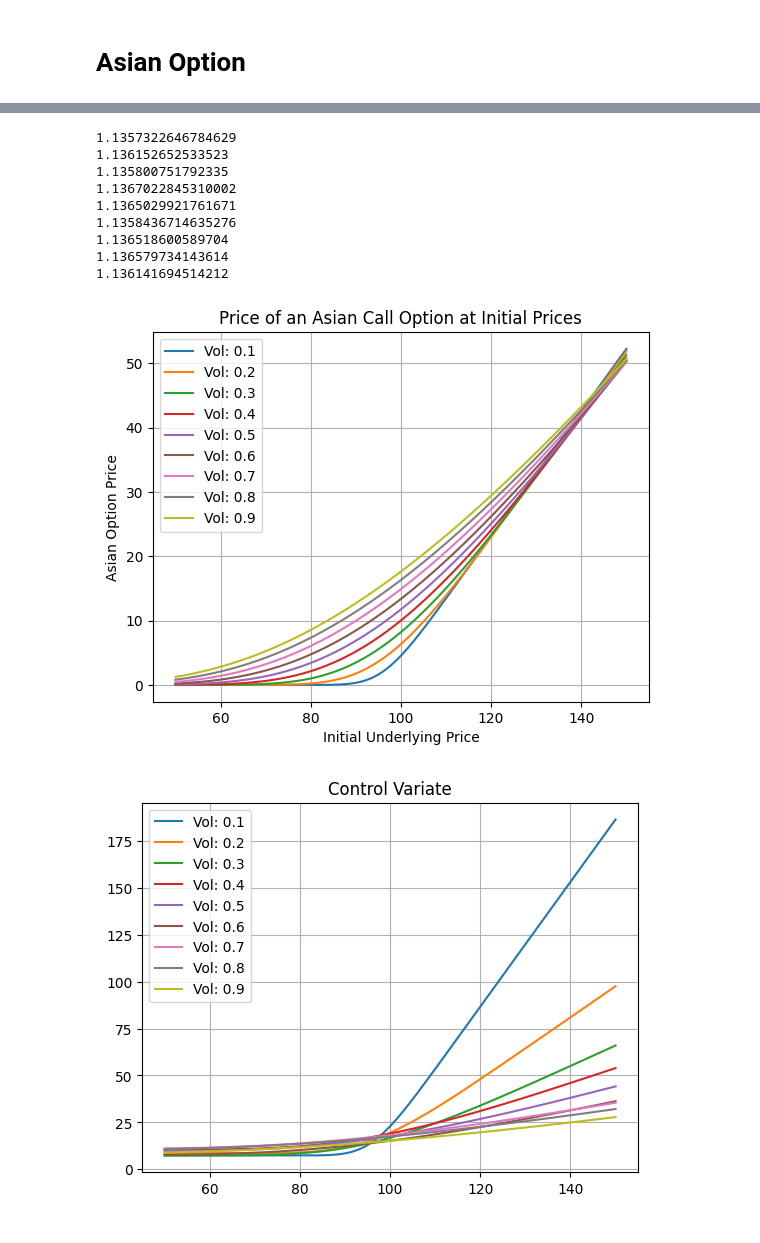
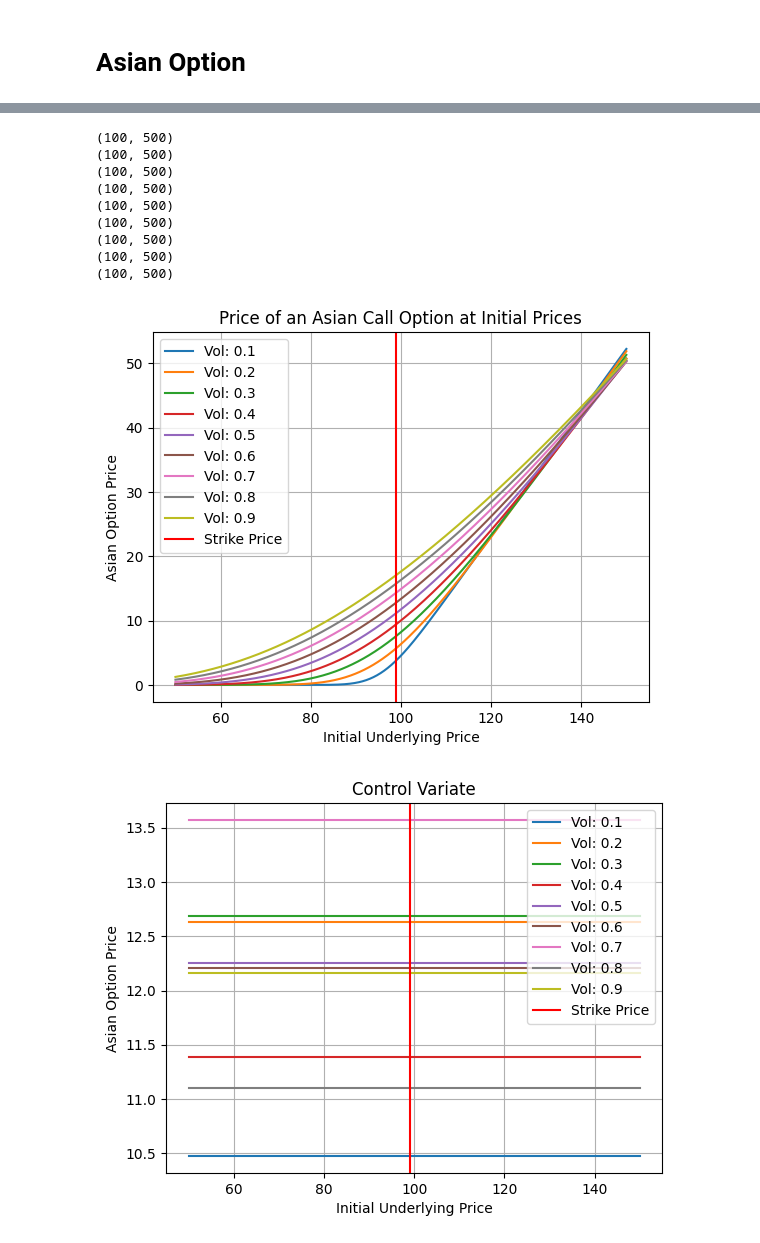
Before and after one commit to pmchrist/Comp-Finance-Assignments, a Jupyter notebook: Assignment_2/Assignment_2.ipynb, the cells around one changed output, grey strips where cells are left out. Cells and saved outputs as stored; diff of their text form; code cells hidden in the pictures.

Commit message:
control variate added

```diff
--- a/Assignment_2/Assignment_2.ipynb
+++ b/Assignment_2/Assignment_2.ipynb
@@ -609,43 +677,51 @@ monte_carlo_option_price()
 # %%
 price =np.linspace(50,150,500)
 volatilities = np.round(np.linspace(0.1,0.9,9), 1)
 cv_points = []
 mc_points = []
 for volatility in volatilities:
     asian_call_option = asian_call_option_price(S0=price, sigma=volatility)
     plt.plot(price, asian_call_option[0], label=f'Vol: {volatility}')
 #     mc_value = mc_value(price, r, volatility, T, M)
 #     mc_points.append(mc_value)
-    cv_points.append(control_variate(asian_call_option[0],asian_call_option[1]))
+    cv_points.append(new_actual_cv(sigma=volatility, S0=price)[0])
 
 
 
+plt.axvline(x = 99, color = 'red', label = 'Strike Price')
 
 plt.title('Price of an Asian Call Option at Initial Prices')
 plt.xlabel('Initial Underlying Price')
 plt.ylabel('Asian Option Price')
 plt.grid()
 plt.legend()
+plt.savefig('asian_option')
+
 plt.show()
 i=0
 for cv_point in cv_points:
     plt.plot(price,cv_point,label=f'Vol: {volatilities[i]}')
     i+=1
+plt.axvline(x = 99, color = 'red', label = 'Strike Price')
+
 plt.title('Control Variate')
 plt.grid()
 plt.legend()
+plt.xlabel('Initial Underlying Price')
+plt.ylabel('Asian Option Price')
+plt.savefig('Control_variate')
 plt.show()
 # %% [output]
-1.1357322646784629
-1.136152652533523
-1.135800751792335
-1.1367022845310002
-1.1365029921761671
-1.1358436714635276
-1.136518600589704
-1.136579734143614
-1.136141694514212
+(100, 500)
+(100, 500)
+(100, 500)
+(100, 500)
+(100, 500)
+(100, 500)
+(100, 500)
+(100, 500)
+(100, 500)
-[figure, old version]
+[figure, new version]
-[figure, old version]
+[figure, new version]
 # %%
 trials = np.linspace(100, 10_000, 100, dtype=int)
```
Also changed, not shown: parts of 7 cells of this notebook.
